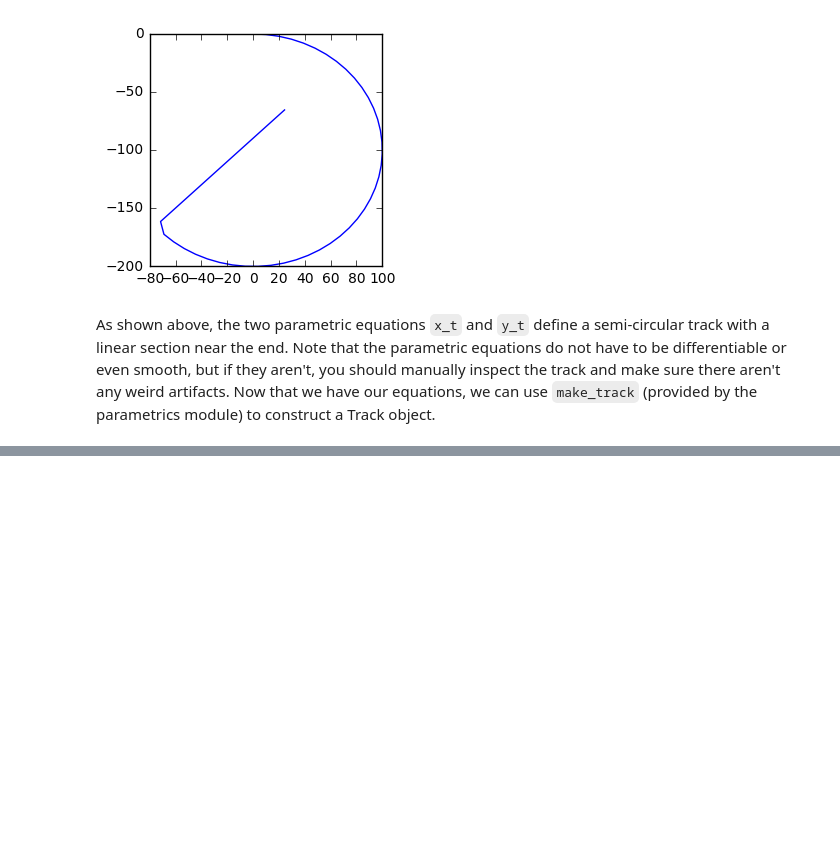
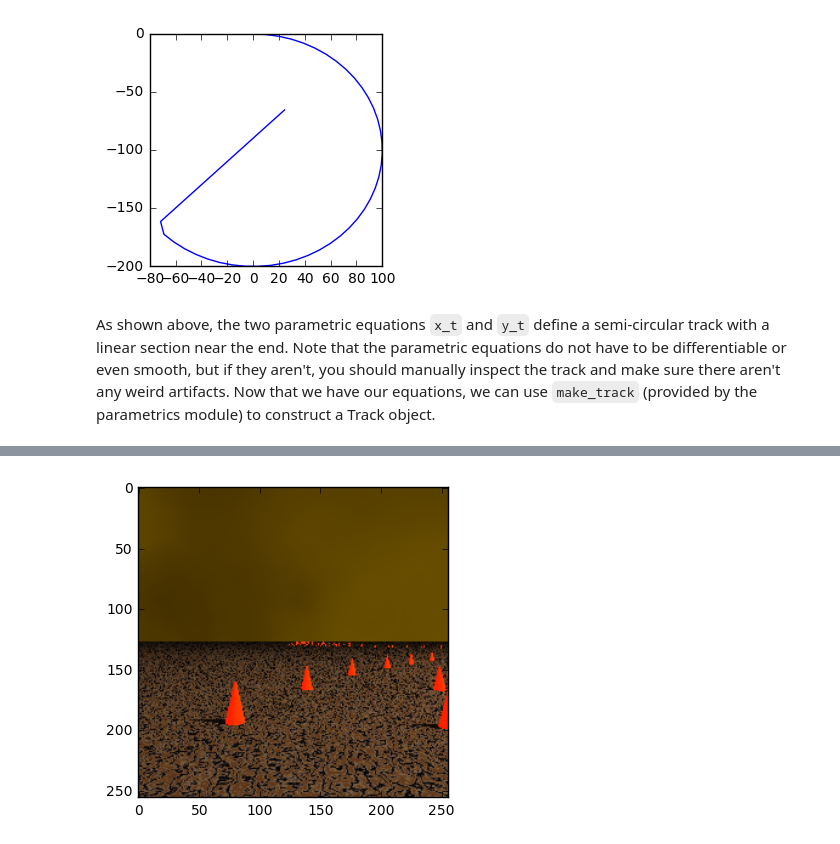
Before and after one commit to k15z/konics, a Jupyter notebook: examples/4-parametrics.ipynb, the cells around one changed output, grey strips where cells are left out. Saved outputs shown, nothing was run; the diff lists cells and outputs as text; code cells hidden in the pictures; blank space fills up the shorter version.

Commit message:
Better parametrics rendering, demo.

```diff
--- a/examples/4-parametrics.ipynb
+++ b/examples/4-parametrics.ipynb
@@ -38,0 +54,8 @@ Note that different calls to `make_track` are likely to result in different resu
+# %%
+track = make_track(x_t, y_t, 40.0)
+drive = Drive(track)
+drive.position = start_pos(x_t, y_t)
+plt.imshow(drive.render())
+plt.show()
+# %% [output]
+[figure, added]
```
Also changed, not shown: parts of 3 cells of this notebook, 3 other files.
